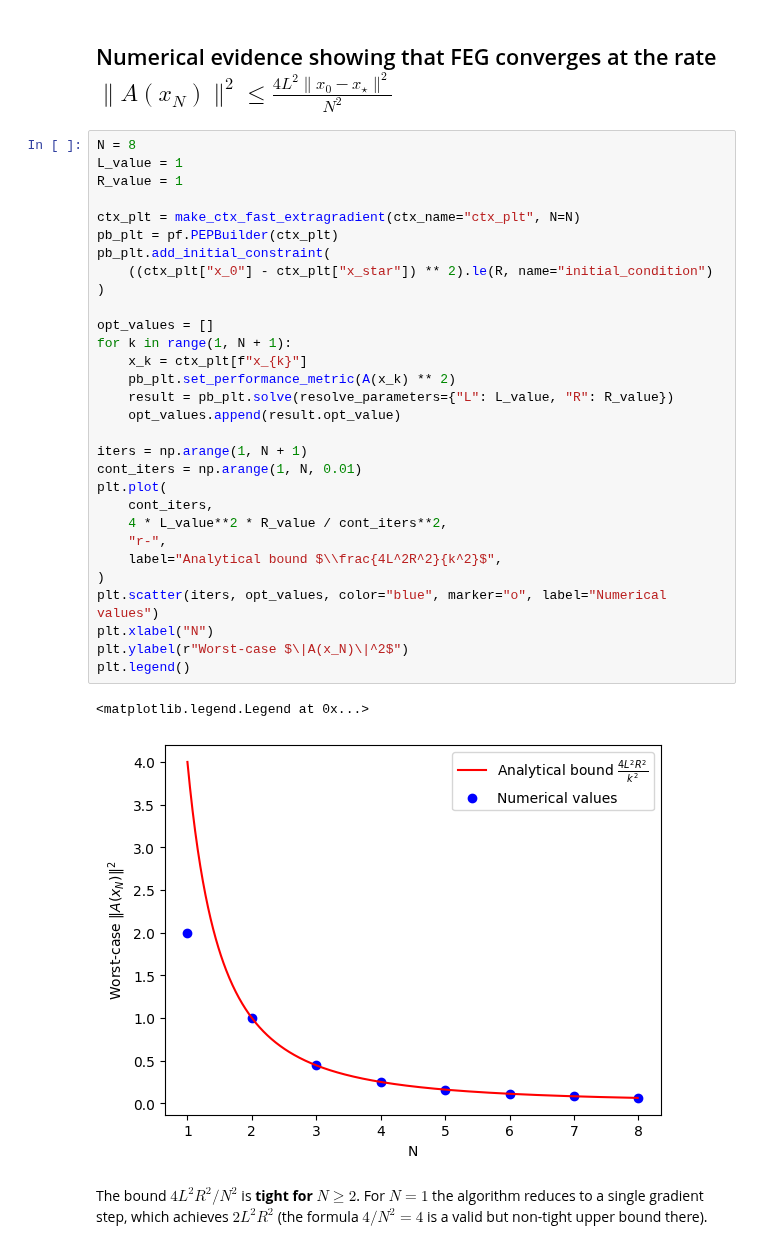
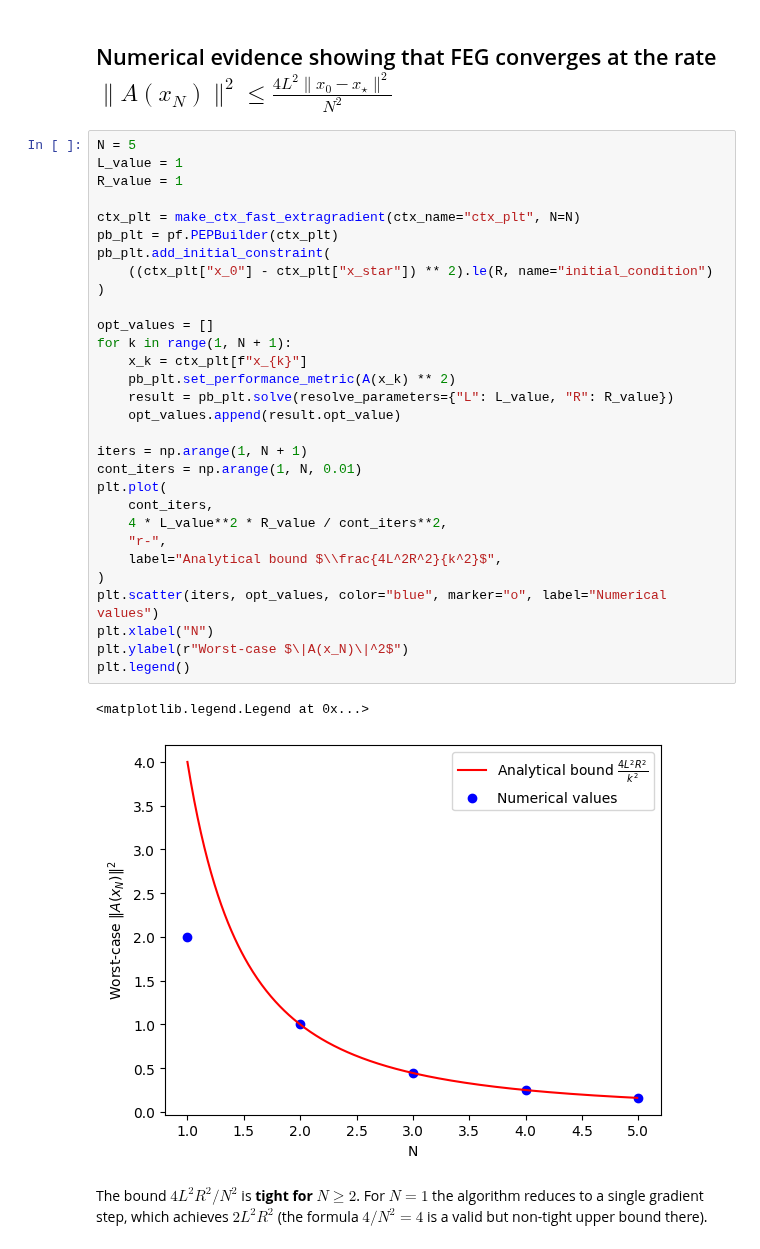
Before and after one commit to pepflow-lib/PEPFlow, a Jupyter notebook: examples_lyapunov/feg/feg_example_lyap.ipynb, the cells around one changed output. Cells and saved outputs as stored; diff of their text form.

```diff
--- a/examples_lyapunov/feg/feg_example_lyap.ipynb
+++ b/examples_lyapunov/feg/feg_example_lyap.ipynb
@@ -53,38 +54,38 @@ def make_ctx_fast_extragradient(ctx_name: str, N: int | sp.Integer) -> pf.PEPCon
 # %% [markdown]
 ## Numerical evidence showing that FEG converges at the rate $\|A(x_N)\|^2 \le \frac{4L^2\|x_0-x_\star\|^2}{N^2}$
 # %%
-N = 8
+N = 5
 L_value = 1
 R_value = 1
 
 ctx_plt = make_ctx_fast_extragradient(ctx_name="ctx_plt", N=N)
 pb_plt = pf.PEPBuilder(ctx_plt)
 pb_plt.add_initial_constraint(
     ((ctx_plt["x_0"] - ctx_plt["x_star"]) ** 2).le(R, name="initial_condition")
 )
 
 opt_values = []
 for k in range(1, N + 1):
     x_k = ctx_plt[f"x_{k}"]
     pb_plt.set_performance_metric(A(x_k) ** 2)
     result = pb_plt.solve(resolve_parameters={"L": L_value, "R": R_value})
     opt_values.append(result.opt_value)
 
 iters = np.arange(1, N + 1)
 cont_iters = np.arange(1, N, 0.01)
 plt.plot(
     cont_iters,
     4 * L_value**2 * R_value / cont_iters**2,
     "r-",
     label="Analytical bound $\\frac{4L^2R^2}{k^2}$",
 )
 plt.scatter(iters, opt_values, color="blue", marker="o", label="Numerical values")
 plt.xlabel("N")
 plt.ylabel(r"Worst-case $\|A(x_N)\|^2$")
 plt.legend()
 # %% [output]
 <matplotlib.legend.Legend at 0x...>
-[figure, old version]
+[figure, new version]
 # %% [markdown]
 The bound $4L^2R^2/N^2$ is **tight for $N \geq 2$**.
 For $N = 1$ the algorithm reduces to a single gradient step, which achieves $2L^2R^2$ (the formula $4/N^2 = 4$ is a valid but non-tight upper bound there).
```
Also changed, not shown: parts of 2 cells of this notebook, 14 other files.
